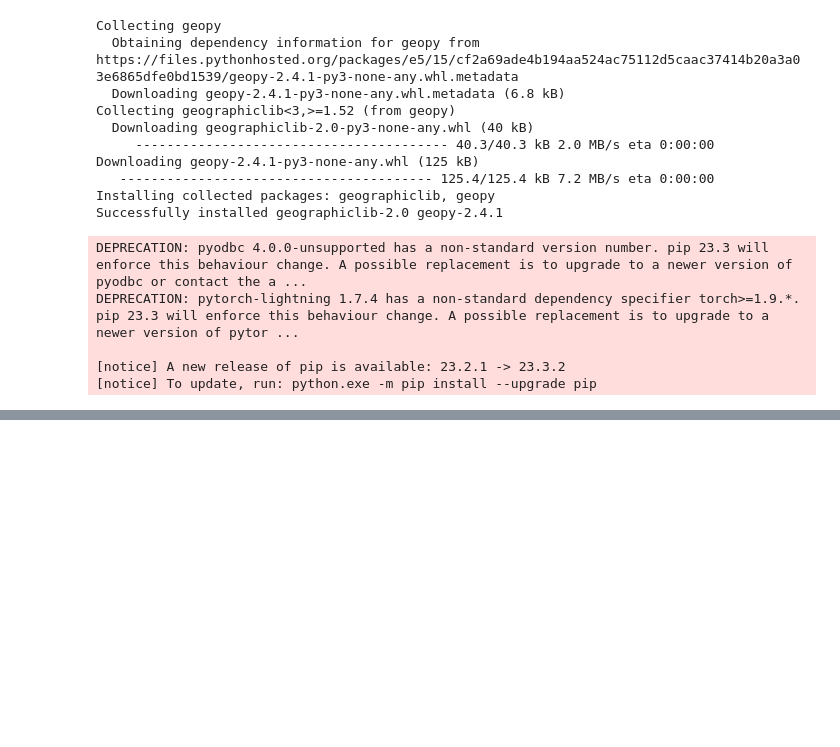
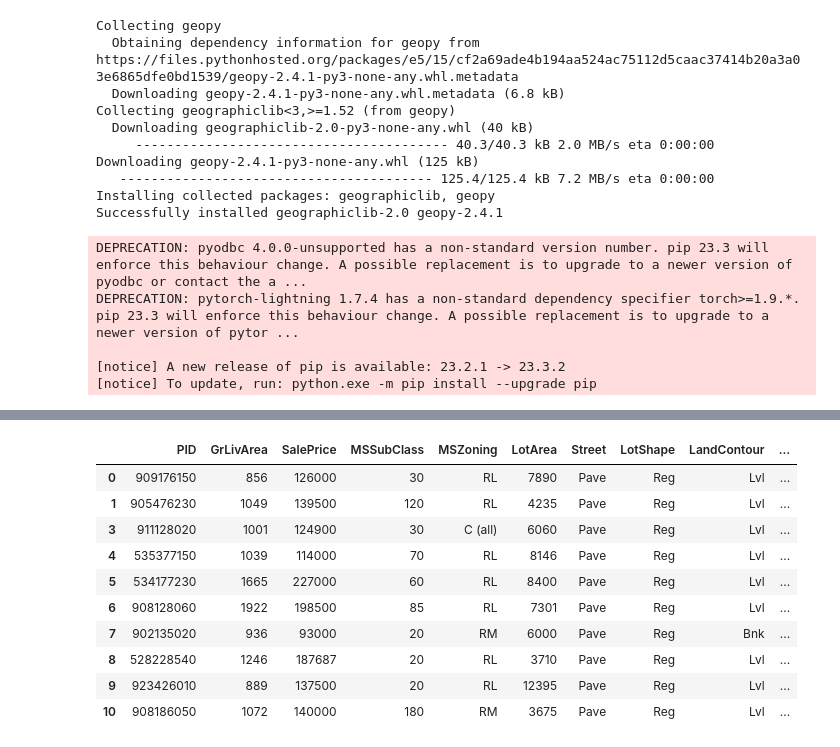
Before and after one commit to kchander92/NYCDSA-Machine-Learning-Project, a Jupyter notebook: Machine Learning EDA and Modeling.ipynb, the cells around one changed output, grey strips where cells are left out. Saved outputs shown, nothing was run; the diff lists cells and outputs as text; code cells hidden in the pictures; blank space fills up the shorter version.

```diff
--- a/Machine Learning EDA and Modeling.ipynb
+++ b/Machine Learning EDA and Modeling.ipynb
@@ -492,0 +546,7 @@ geolocator = Nominatim(user_agent="specify_your_app_name_here")
+# %%
+def coords(address):
+    try:
+        location = geolocator.geocode(address)
+        return (location.latitude, location.longitude)
+    except:
+        return np.nan
@@ -492,0 +621,17 @@ geolocator = Nominatim(user_agent="specify_your_app_name_here")
+# %%
+housing_clean2['latitude'] = housing_clean2['locations'].apply(lambda coords: coords[0])
+housing_clean2['longitude'] = housing_clean2['locations'].apply(lambda coords: coords[1])
+housing_clean2.drop(columns='locations', inplace=True)
+housing_clean2.head(10)
+# %% [output]
+|  | PID | GrLivArea | SalePrice | MSSubClass | MSZoning | LotArea | Street | LotShape | LandContour | ... |
+| 0 | 909176150 | 856 | 126000 | 30 | RL | 7890 | Pave | Reg | Lvl | ... |
+| 1 | 905476230 | 1049 | 139500 | 120 | RL | 4235 | Pave | Reg | Lvl | ... |
+| 3 | 911128020 | 1001 | 124900 | 30 | C (all) | 6060 | Pave | Reg | Lvl | ... |
+| 4 | 535377150 | 1039 | 114000 | 70 | RL | 8146 | Pave | Reg | Lvl | ... |
+| 5 | 534177230 | 1665 | 227000 | 60 | RL | 8400 | Pave | Reg | Lvl | ... |
+| 6 | 908128060 | 1922 | 198500 | 85 | RL | 7301 | Pave | Reg | Lvl | ... |
+| 7 | 902135020 | 936 | 93000 | 20 | RM | 6000 | Pave | Reg | Bnk | ... |
+| 8 | 528228540 | 1246 | 187687 | 20 | RL | 3710 | Pave | Reg | Lvl | ... |
+| 9 | 923426010 | 889 | 137500 | 20 | RL | 12395 | Pave | Reg | Lvl | ... |
+| 10 | 908186050 | 1072 | 140000 | 180 | RM | 3675 | Pave | Reg | Lvl | ... |
```
Also changed, not shown: parts of 21 cells of this notebook, 2 other files.
